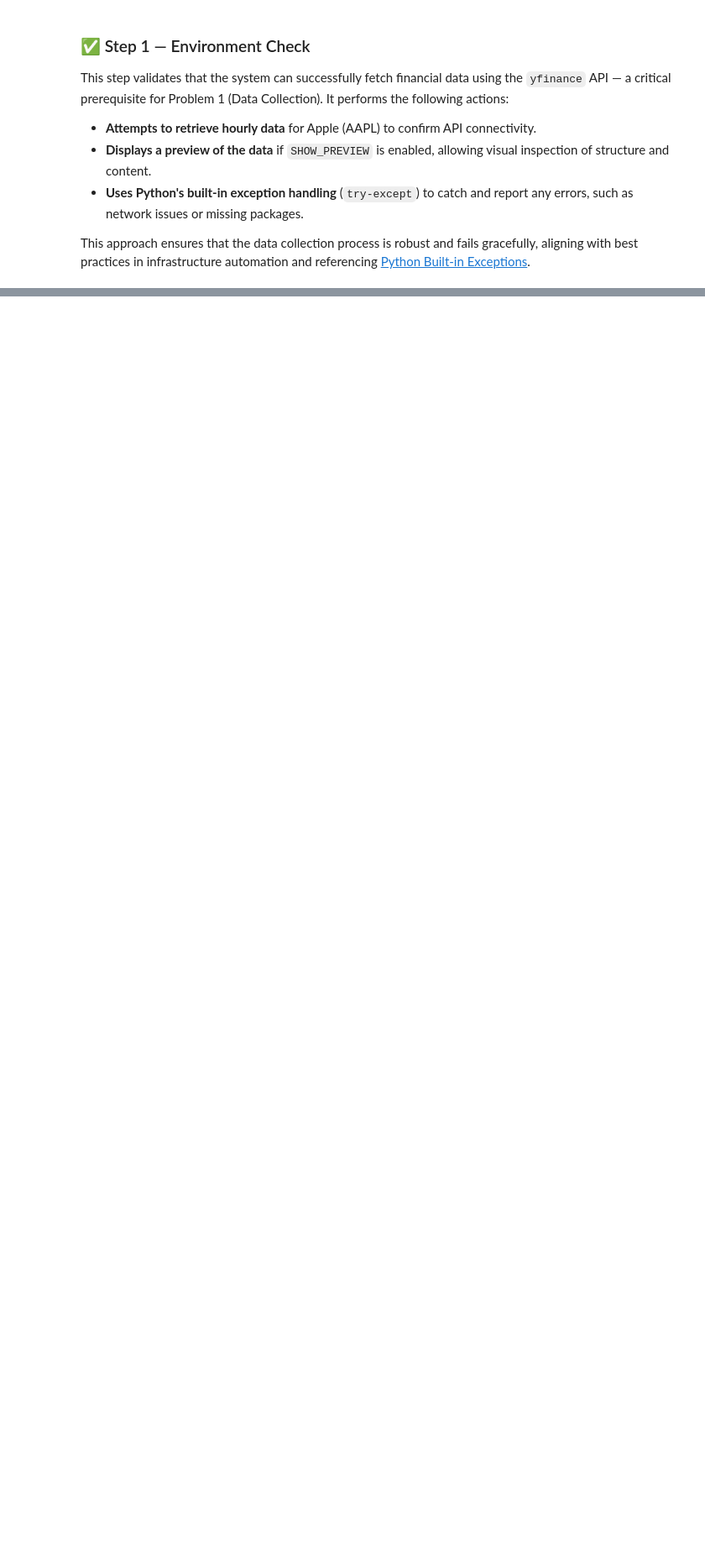
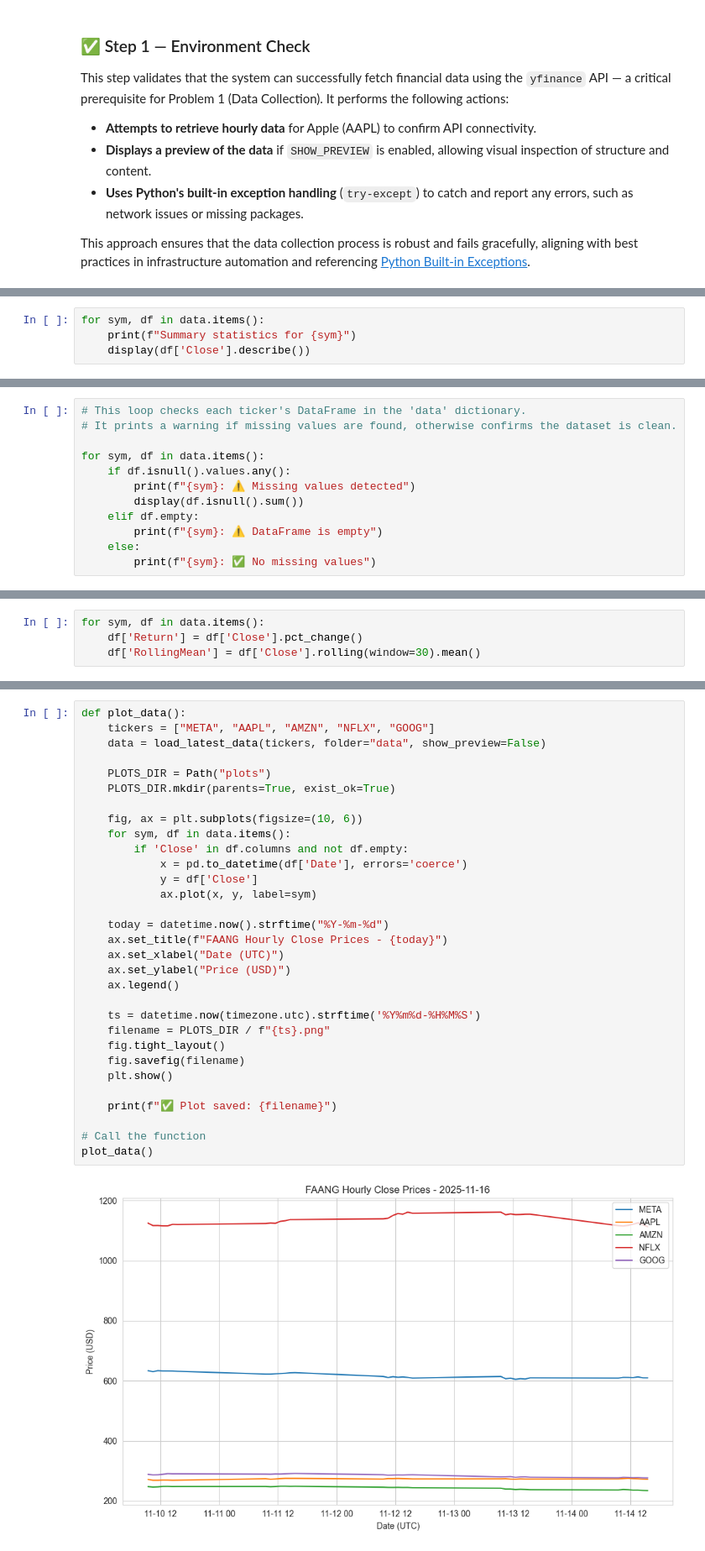
Before and after one commit to ECronin1973/computer_infrastructure, a Jupyter notebook: problems.ipynb, the cells around one changed output, grey strips where cells are left out. Shown at 84% size. Saved outputs shown, nothing was run; the diff lists cells and outputs as text; blank space fills up the shorter version.

```diff
--- a/problems.ipynb
+++ b/problems.ipynb
@@ -347,0 +404,4 @@ GOOG — 35 rows
+# %%
+for sym, df in data.items():
+    print(f"Summary statistics for {sym}")
+    display(df['Close'].describe())
@@ -347,0 +474,12 @@ GOOG — 35 rows
+# %%
+# This loop checks each ticker's DataFrame in the 'data' dictionary.
+# It prints a warning if missing values are found, otherwise confirms the dataset is clean.
+
+for sym, df in data.items():
+    if df.isnull().values.any():
+        print(f"{sym}: ⚠️ Missing values detected")
+        display(df.isnull().sum())
+    elif df.empty:
+        print(f"{sym}: ⚠️ DataFrame is empty")
+    else:
+        print(f"{sym}: ✅ No missing values")
@@ -348 +509,5 @@ GOOG — 35 rows
+# %%
+for sym, df in data.items():
+    df['Return'] = df['Close'].pct_change()
+    df['RollingMean'] = df['Close'].rolling(window=30).mean()
 # %% [markdown]
@@ -398,0 +533,33 @@ plt.show()
+# %%
+def plot_data():
+    tickers = ["META", "AAPL", "AMZN", "NFLX", "GOOG"]
+    data = load_latest_data(tickers, folder="data", show_preview=False)
+
+    PLOTS_DIR = Path("plots")
+    PLOTS_DIR.mkdir(parents=True, exist_ok=True)
+
+    fig, ax = plt.subplots(figsize=(10, 6))
+    for sym, df in data.items():
+        if 'Close' in df.columns and not df.empty:
+            x = pd.to_datetime(df['Date'], errors='coerce')
+            y = df['Close']
+            ax.plot(x, y, label=sym)
+
+    today = datetime.now().strftime("%Y-%m-%d")
+    ax.set_title(f"FAANG Hourly Close Prices - {today}")
+    ax.set_xlabel("Date (UTC)")
+    ax.set_ylabel("Price (USD)")
+    ax.legend()
+
+    ts = datetime.now(timezone.utc).strftime('%Y%m%d-%H%M%S')
+    filename = PLOTS_DIR / f"{ts}.png"
+    fig.tight_layout()
+    fig.savefig(filename)
+    plt.show()
+
+    print(f"✅ Plot saved: {filename}")
+
+# Call the function
+plot_data()
+# %% [output]
+[figure, added]
```
Also changed, not shown: parts of 25 cells of this notebook, 11 other files.
